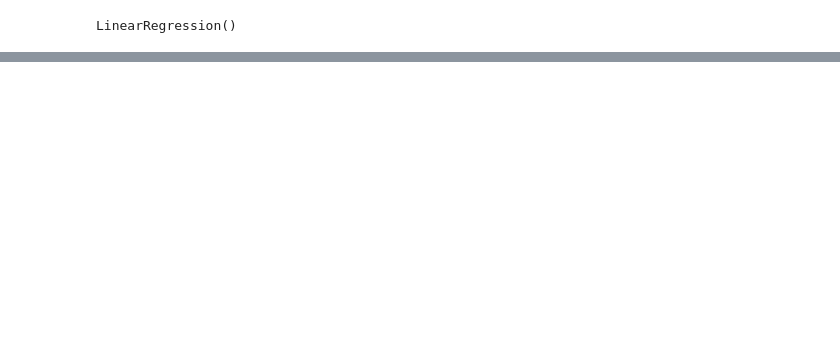
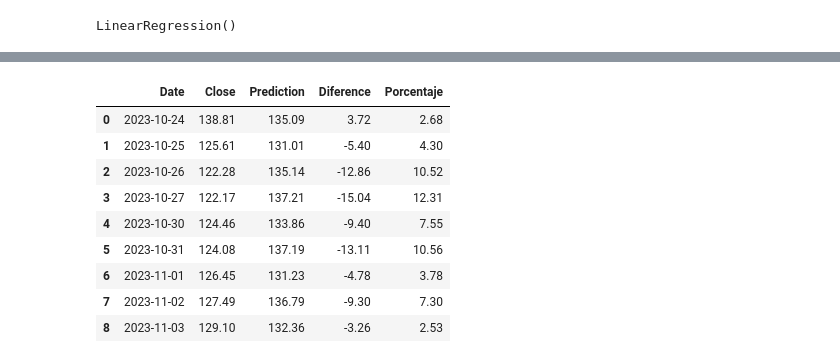
Before and after one commit to AgusMalfatto/LilMarcian, a Jupyter notebook: model_lstm/regresionII.ipynb, the cells around one changed output, grey strips where cells are left out. Drawn from its saved outputs; the diff is of its cells as text; code cells hidden in the pictures; blank space fills up the shorter version.

Commit message:
Porcentaje de efectividad

```diff
--- a/model_lstm/regresionII.ipynb
+++ b/model_lstm/regresionII.ipynb
@@ -147,0 +142,16 @@ Media de diferencia entre los datos de cierre y predicciones: 14.867449866202671
+# %%
+df_test['Porcentaje'] = df_test['Diference'] * 100 / df_test['Close']
+df_test['Porcentaje'] = df_test['Porcentaje'].apply(lambda x: -x if x < 0 else x)
+
+df_test
+# %% [output]
+|  | Date | Close | Prediction | Diference | Porcentaje |
+| 0 | 2023-10-24 | 138.81 | 135.09 | 3.72 | 2.68 |
+| 1 | 2023-10-25 | 125.61 | 131.01 | -5.40 | 4.30 |
+| 2 | 2023-10-26 | 122.28 | 135.14 | -12.86 | 10.52 |
+| 3 | 2023-10-27 | 122.17 | 137.21 | -15.04 | 12.31 |
+| 4 | 2023-10-30 | 124.46 | 133.86 | -9.40 | 7.55 |
+| 5 | 2023-10-31 | 124.08 | 137.19 | -13.11 | 10.56 |
+| 6 | 2023-11-01 | 126.45 | 131.23 | -4.78 | 3.78 |
+| 7 | 2023-11-02 | 127.49 | 136.79 | -9.30 | 7.30 |
+| 8 | 2023-11-03 | 129.10 | 132.36 | -3.26 | 2.53 |
```
Also changed, not shown: parts of 9 cells of this notebook.
